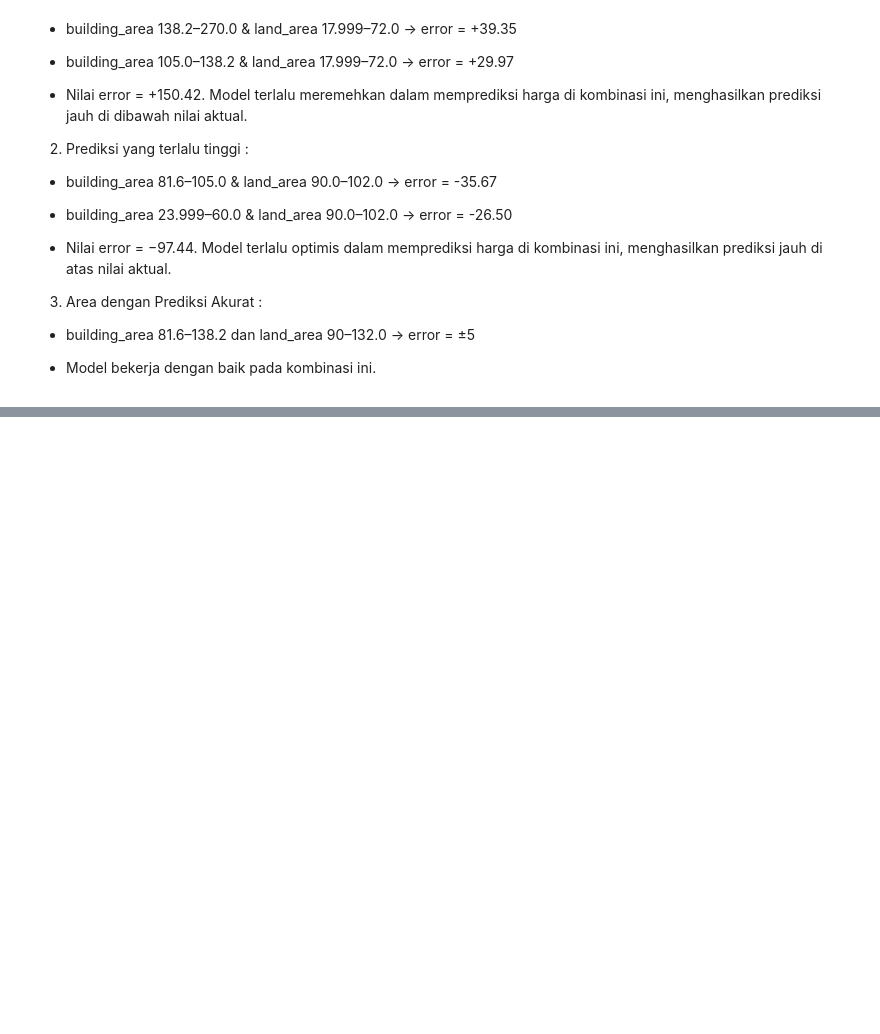
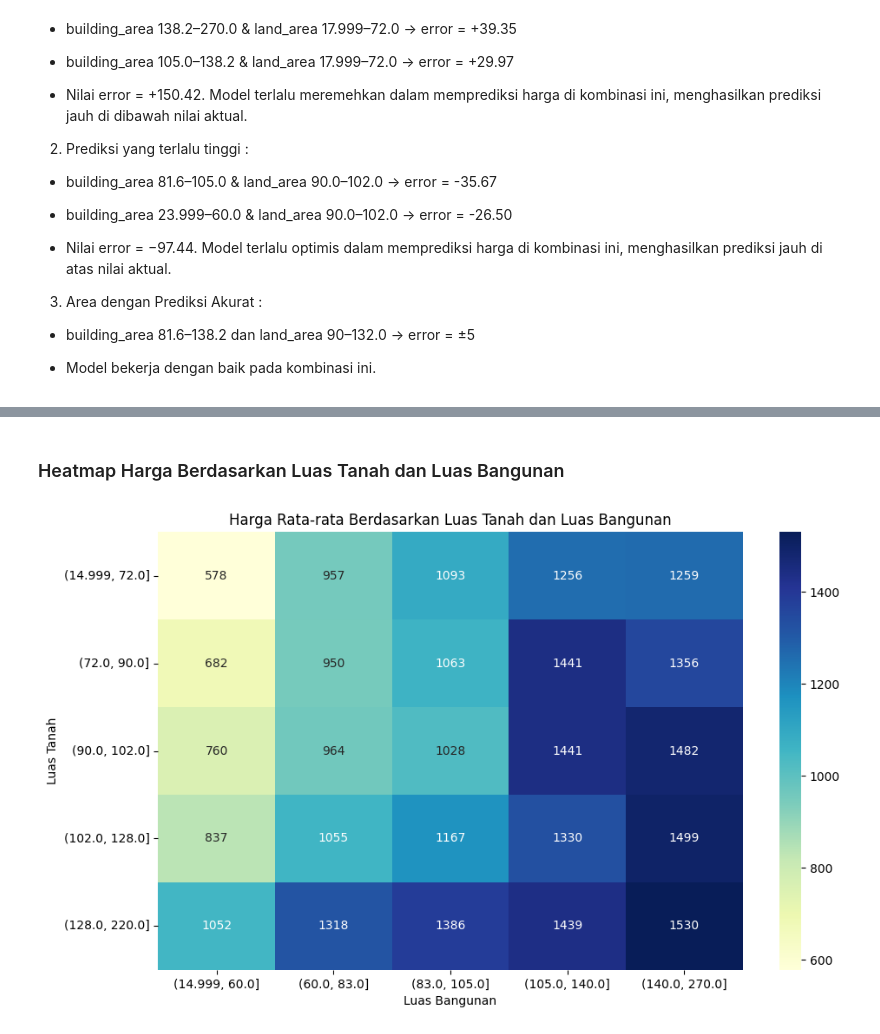
Before and after one commit to romzyalba/house_price_model, a Jupyter notebook: src/notebooks/eda.ipynb, the cells around one changed output, grey strips where cells are left out. Cells and saved outputs as stored; diff of their text form; code cells hidden in the pictures; blank space fills up the shorter version.

```diff
--- a/src/notebooks/eda.ipynb
+++ b/src/notebooks/eda.ipynb
@@ -400,0 +435,20 @@ plt.show()
+# %% [markdown]
+### Heatmap Harga Berdasarkan Luas Tanah dan Luas Bangunan
+# %%
+# Buat bin
+rumah123_df['land_bin'] = pd.qcut(rumah123_df['land_area'], q=5)
+rumah123_df['building_bin'] = pd.qcut(rumah123_df['building_area'], q=5)
+
+# Pivot table
+pivot = rumah123_df.pivot_table(index='land_bin', columns='building_bin', values='price', aggfunc='mean')
+
+# Heatmap
+plt.figure(figsize=(10, 6))
+sns.heatmap(pivot, annot=True, fmt=".0f", cmap='YlGnBu')
+plt.title('Harga Rata-rata Berdasarkan Luas Tanah dan Luas Bangunan')
+plt.xlabel('Luas Bangunan')
+plt.ylabel('Luas Tanah')
+plt.tight_layout()
+plt.show()
+# %% [output]
+[figure, added]
```
Also changed, not shown: parts of 15 cells of this notebook, 3 other files.
